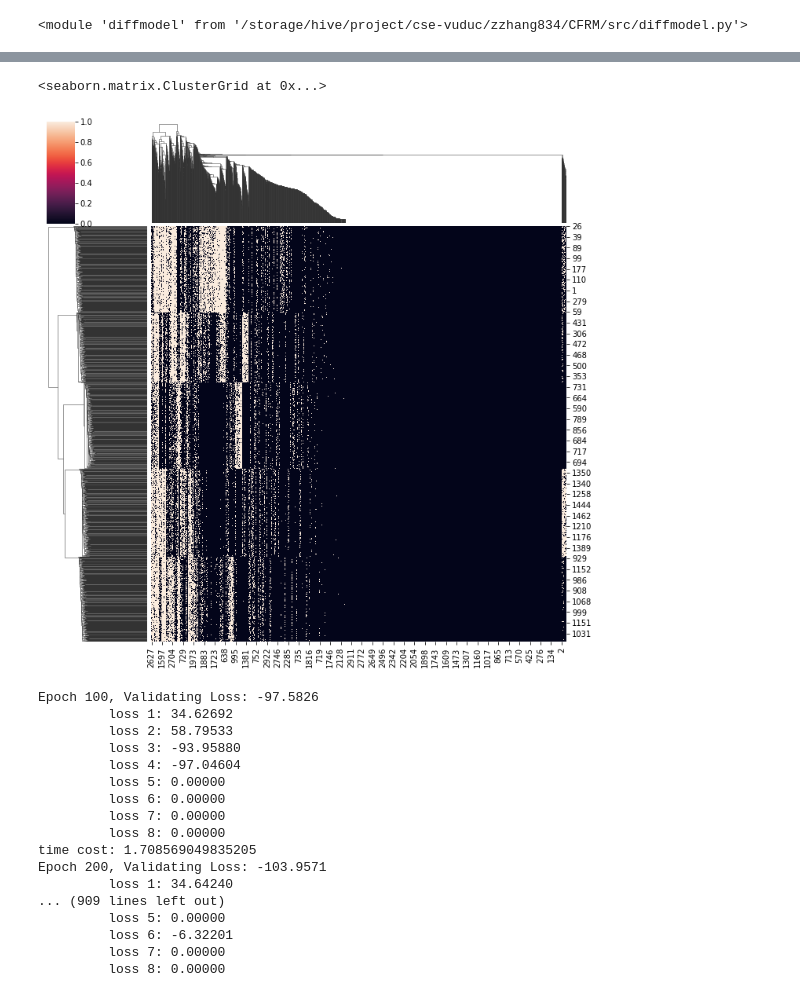
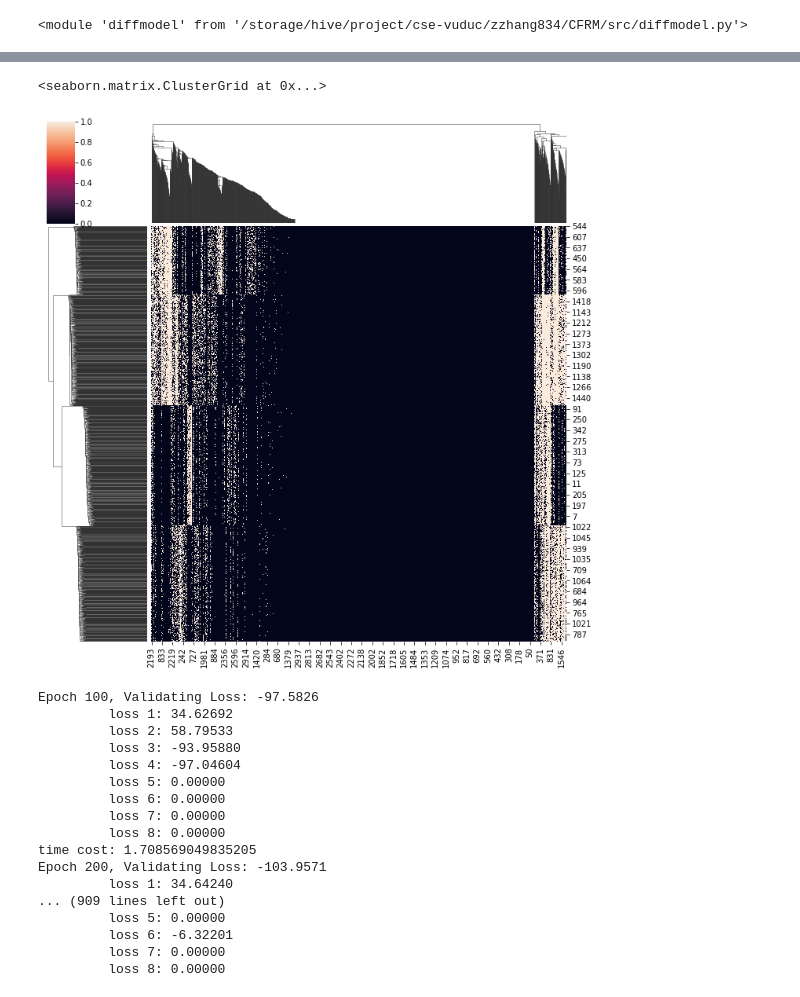
Before and after one commit to PeterZZQ/scMoMaT, a Jupyter notebook: src/test_diff.ipynb, the cells around one changed output, grey strips where cells are left out. Drawn from its saved outputs; the diff is of its cells as text; code cells hidden in the pictures.

```diff
--- a/src/test_diff.ipynb
+++ b/src/test_diff.ipynb
@@ -68,9 +70,9 @@ sns.clustermap(model1.G.detach().cpu().numpy())
-# %%
-import seaborn as sns
-sns.clustermap(model1.R.detach().cpu().numpy())
-# %% [output]
-<seaborn.matrix.ClusterGrid at 0x...>
-[figure, removed]
+# %%
+
+sns.clustermap(utils.preprocess(counts_atac, mode = "quantile", modality = "ATAC"))
+# %% [output]
+<seaborn.matrix.ClusterGrid at 0x...>
+[figure, added]
 # %%
 # train model
 alpha = [1000, 1000, 100, 100, 1, 2, 0, 0]
```
Also changed, not shown: parts of 4 cells of this notebook, 20 other files.
